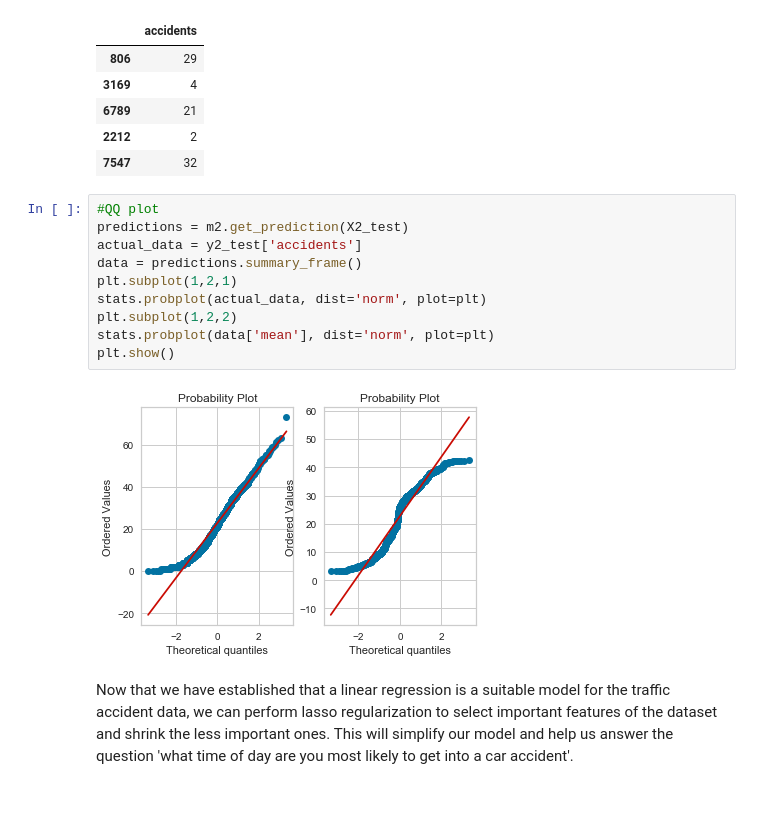
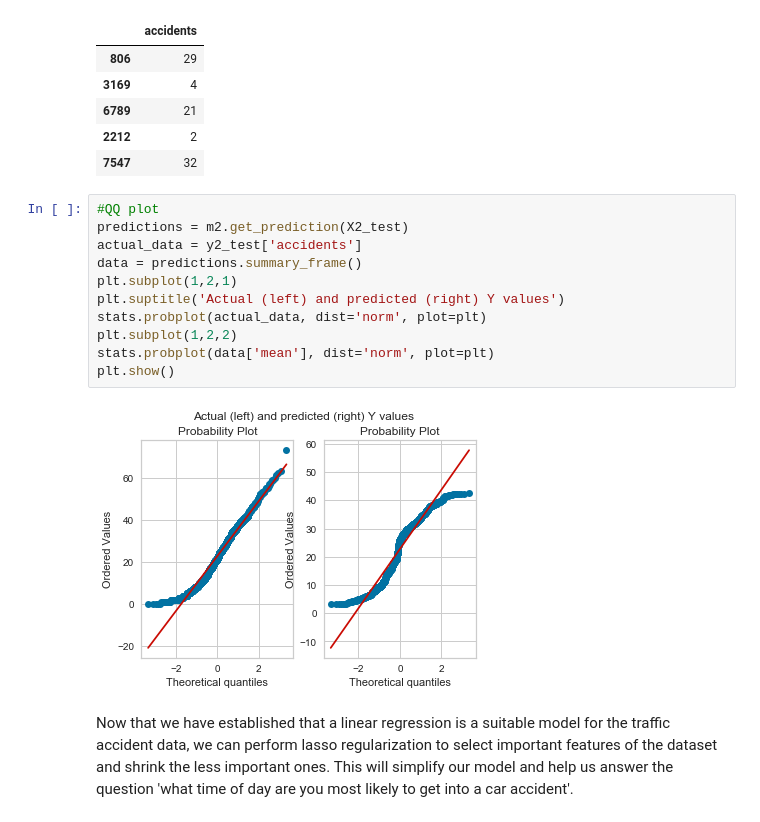
Before and after one commit to ghopping/Springboard_Capstone_1, a Jupyter notebook: GH_Capstone_1_regression.ipynb, the cells around one changed output. Cells and saved outputs as stored; diff of their text form.

```diff
--- a/GH_Capstone_1_regression.ipynb
+++ b/GH_Capstone_1_regression.ipynb
@@ -404,15 +405,16 @@ y2_test.head()
 # %%
 #QQ plot
 predictions = m2.get_prediction(X2_test)
 actual_data = y2_test['accidents']
 data = predictions.summary_frame()
 plt.subplot(1,2,1)
+plt.suptitle('Actual (left) and predicted (right) Y values')
 stats.probplot(actual_data, dist='norm', plot=plt)
 plt.subplot(1,2,2)
 stats.probplot(data['mean'], dist='norm', plot=plt)
 plt.show()
 # %% [output]
-[figure, old version]
+[figure, new version]
 # %% [markdown]
 Now that we have established that a linear regression is a suitable model for the traffic accident data, we can perform lasso regularization to select important features of the dataset and shrink the less important ones. This will simplify our model and help us answer the question 'what time of day are you most likely to get into a car accident'.
 # %% [markdown]
```
Also changed, not shown: parts of 10 cells of this notebook, 1 other file.
